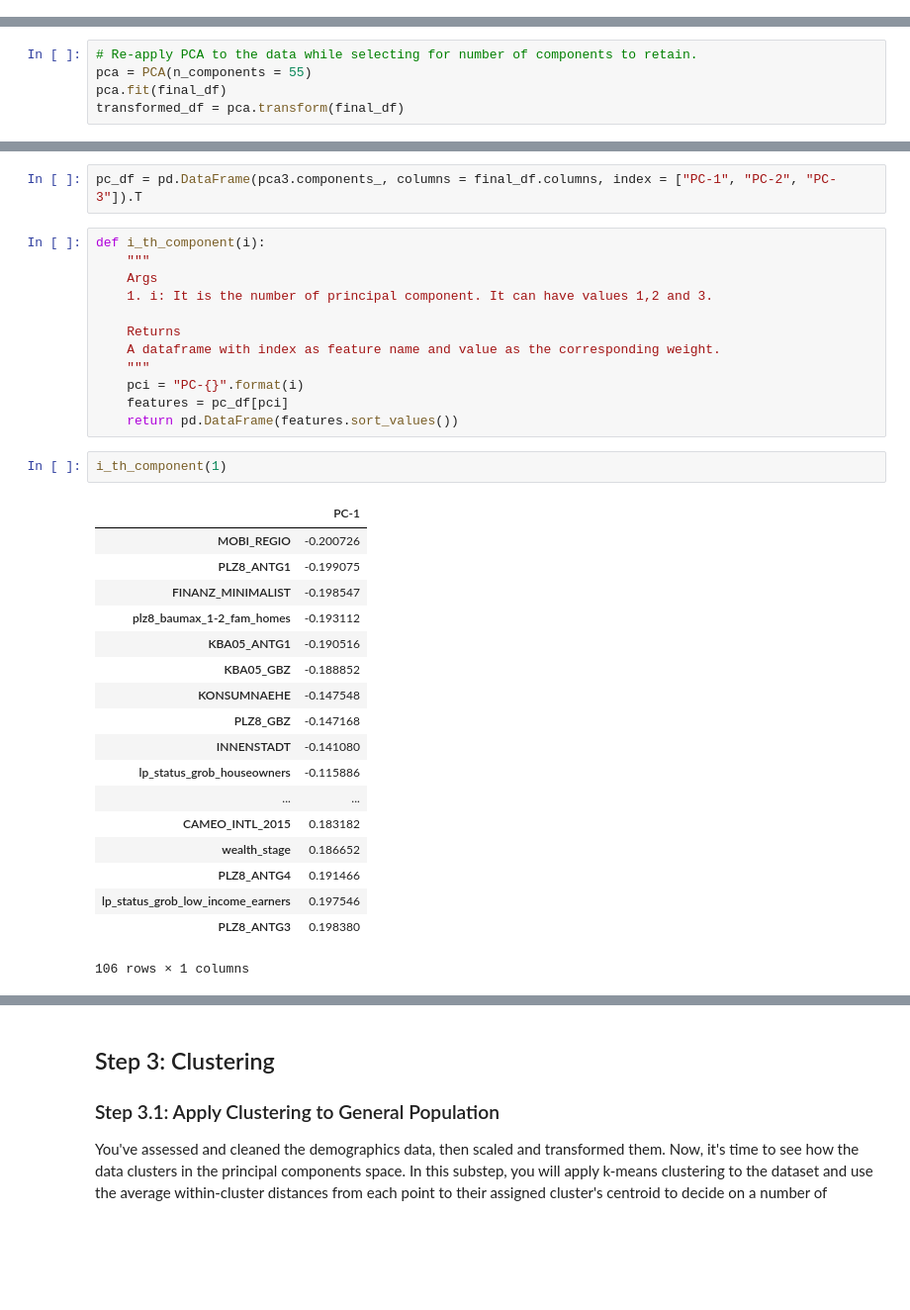
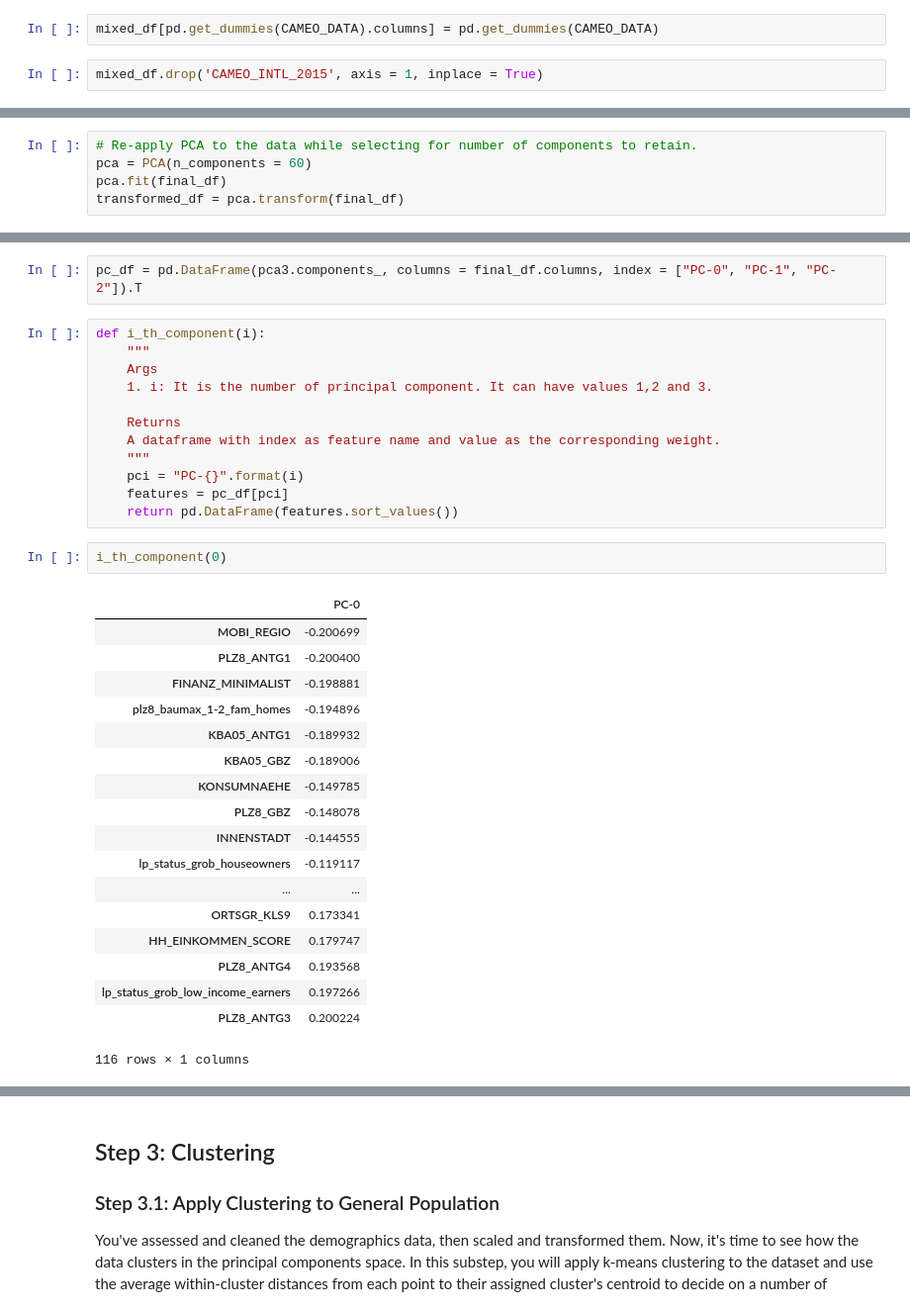
Before and after one commit to sanjeevai/customer_segments_arvato, a Jupyter notebook: Identify_Customer_Segments.ipynb, the cells around one changed output, grey strips where cells are left out. Shown: that part at 99% size. Cells and saved outputs as stored; diff of their text form; blank space fills up the shorter version.

```diff
--- a/Identify_Customer_Segments.ipynb
+++ b/Identify_Customer_Segments.ipynb
@@ -845,3 +792,7 @@ mixed_df['life_stage'] = l
+# %%
+mixed_df[pd.get_dummies(CAMEO_DATA).columns] = pd.get_dummies(CAMEO_DATA)
+# %%
+mixed_df.drop('CAMEO_INTL_2015', axis = 1, inplace = True)
 # %%
 feat_info[feat_info['type'] == 'mixed']
 # %% [output]
@@ -1125,6 +1136,6 @@ array([0.13094227, 0.22336501, 0.27740221, 0.31595896, 0.34468996,
 # %%
 # Re-apply PCA to the data while selecting for number of components to retain.
-pca = PCA(n_components = 55)
+pca = PCA(n_components = 60)
 pca.fit(final_df)
 transformed_df = pca.transform(final_df)
 # %%
@@ -1180,7 +1179,7 @@ array([[-1.87327885e-03,  2.95140132e-02, -2.11514679e-02,
 # %%
 transformed_df = pca3.fit_transform(final_df)
 # %%
-pc_df = pd.DataFrame(pca3.components_, columns = final_df.columns, index = ["PC-1", "PC-2", "PC-3"]).T
+pc_df = pd.DataFrame(pca3.components_, columns = final_df.columns, index = ["PC-0", "PC-1", "PC-2"]).T
 # %%
 def i_th_component(i):
     """
@@ -1194,26 +1193,26 @@ def i_th_component(i):
     features = pc_df[pci]
     return pd.DataFrame(features.sort_values())
 # %%
-i_th_component(1)
+i_th_component(0)
 # %% [output]
-|  | PC-1 |
-| MOBI_REGIO | -0.200726 |
-| PLZ8_ANTG1 | -0.199075 |
-| FINANZ_MINIMALIST | -0.198547 |
-| plz8_baumax_1-2_fam_homes | -0.193112 |
-| KBA05_ANTG1 | -0.190516 |
-| KBA05_GBZ | -0.188852 |
-| KONSUMNAEHE | -0.147548 |
-| PLZ8_GBZ | -0.147168 |
-| INNENSTADT | -0.141080 |
-| lp_status_grob_houseowners | -0.115886 |
+|  | PC-0 |
+| MOBI_REGIO | -0.200699 |
+| PLZ8_ANTG1 | -0.200400 |
+| FINANZ_MINIMALIST | -0.198881 |
+| plz8_baumax_1-2_fam_homes | -0.194896 |
+| KBA05_ANTG1 | -0.189932 |
+| KBA05_GBZ | -0.189006 |
+| KONSUMNAEHE | -0.149785 |
+| PLZ8_GBZ | -0.148078 |
+| INNENSTADT | -0.144555 |
+| lp_status_grob_houseowners | -0.119117 |
 | ... | ... |
-| CAMEO_INTL_2015 | 0.183182 |
-| wealth_stage | 0.186652 |
-| PLZ8_ANTG4 | 0.191466 |
-| lp_status_grob_low_income_earners | 0.197546 |
-| PLZ8_ANTG3 | 0.198380 |
+| ORTSGR_KLS9 | 0.173341 |
+| HH_EINKOMMEN_SCORE | 0.179747 |
+| PLZ8_ANTG4 | 0.193568 |
+| lp_status_grob_low_income_earners | 0.197266 |
+| PLZ8_ANTG3 | 0.200224 |
-106 rows × 1 columns
+116 rows × 1 columns
 # %%
 # Map weights for the second principal component to corresponding feature names
 # and then print the linked values, sorted by weight.
```
Also changed, not shown: parts of 75 cells of this notebook.
